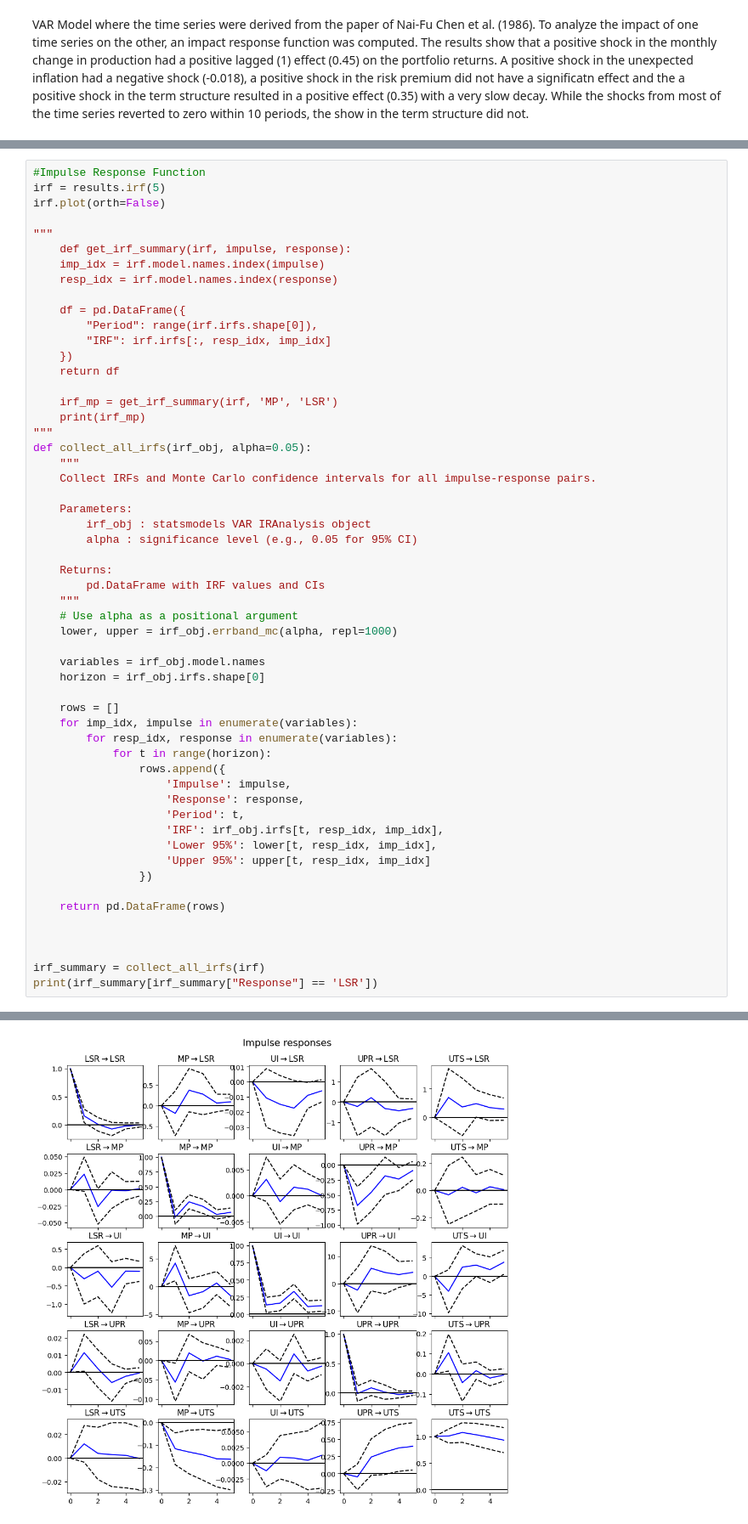
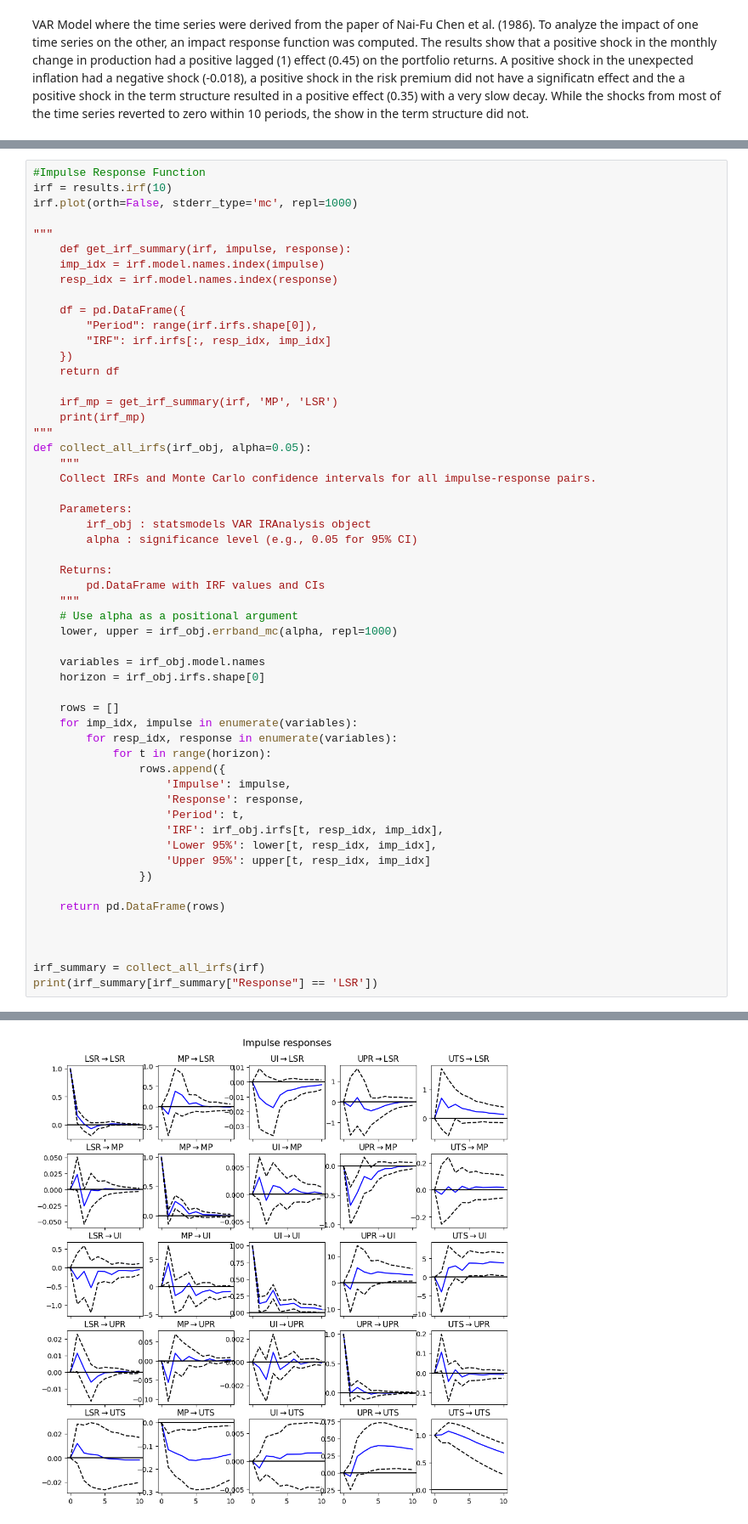
Before and after one commit to justusschenk/valueinvesting, a Jupyter notebook: Regression.ipynb, the cells around one changed output, grey strips where cells are left out. Shown at 85% size. Drawn from its saved outputs; the diff is of its cells as text.

```diff
--- a/Regression.ipynb
+++ b/Regression.ipynb
@@ -359,8 +359,8 @@ UPR    0.047663 -0.072943 -0.043457  1.000000 -0.432963
 UTS   -0.121660 -0.011824  0.055977 -0.432963  1.000000
 # %%
 #Impulse Response Function
-irf = results.irf(5)
-irf.plot(orth=False)
+irf = results.irf(10)
+irf.plot(orth=False, stderr_type='mc', repl=1000)
 
 """
     def get_irf_summary(irf, impulse, response):
@@ -433,4 +433,4 @@ print(irf_summary[irf_summary["Response"] == 'LSR'])
-[figure, old version]
+[figure, new version]
 # %%
 #Model diagnostics
 
```
Also changed, not shown: parts of 9 cells of this notebook.
